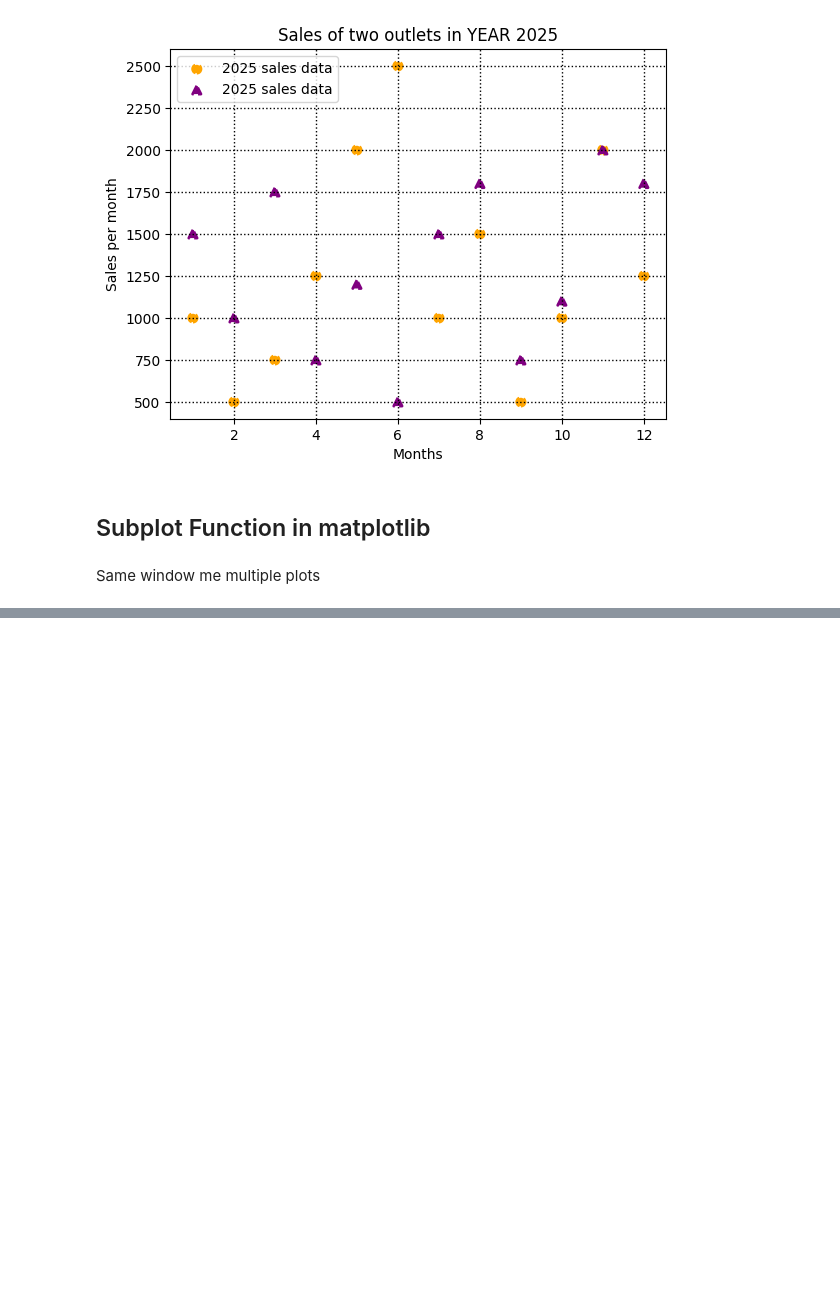
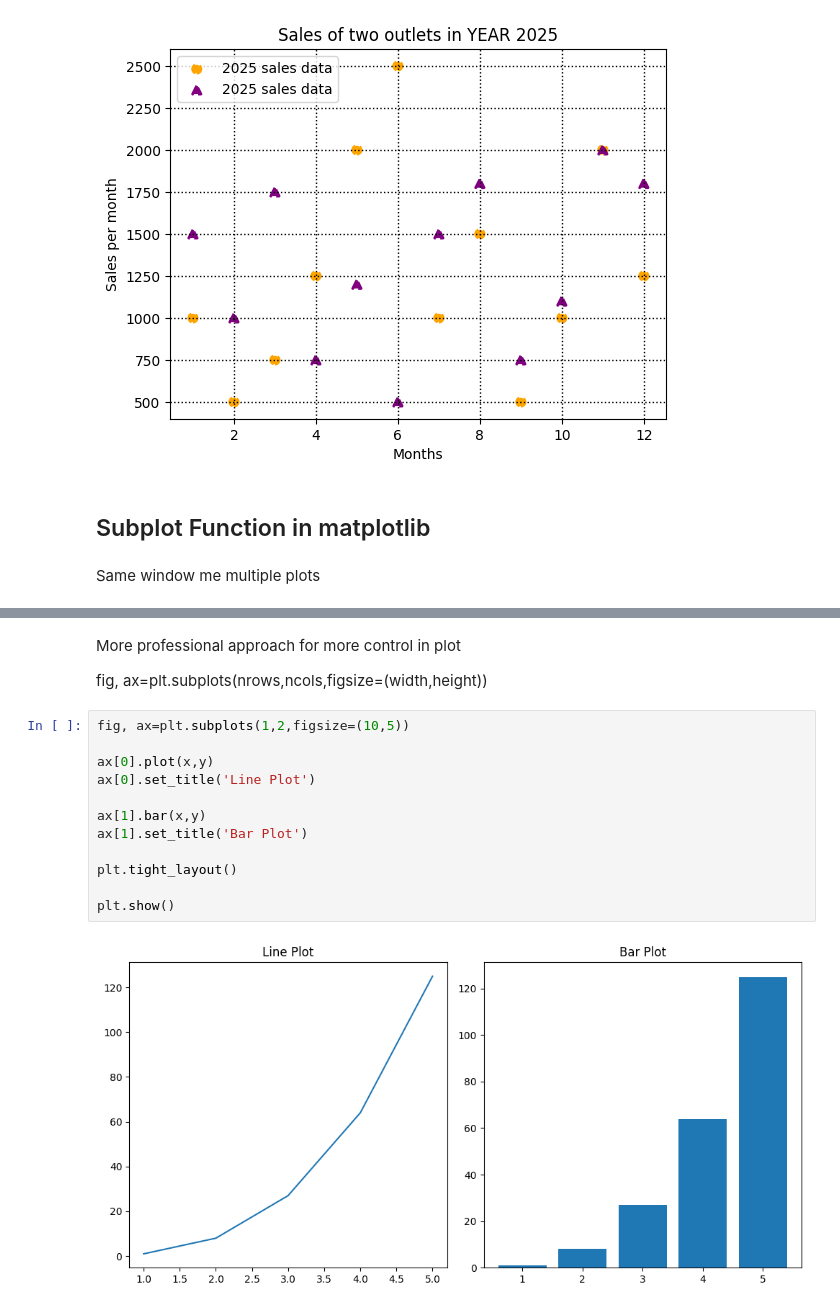
Before and after one commit to atif0911/AIML, a Jupyter notebook: MatplotLib/MatPlotLib1.ipynb, the cells around one changed output, grey strips where cells are left out. Drawn from its saved outputs; the diff is of its cells as text; blank space fills up the shorter version.

```diff
--- a/MatplotLib/MatPlotLib1.ipynb
+++ b/MatplotLib/MatPlotLib1.ipynb
@@ -234,0 +256,18 @@ Same window me multiple plots
+# %% [markdown]
+More professional approach for more control in plot
+
+fig, ax=plt.subplots(nrows,ncols,figsize=(width,height))
+# %%
+fig, ax=plt.subplots(1,2,figsize=(10,5))
+
+ax[0].plot(x,y)
+ax[0].set_title('Line Plot')
+
+ax[1].bar(x,y)
+ax[1].set_title('Bar Plot')
+
+plt.tight_layout()
+
+plt.show()
+# %% [output]
+[figure, added]
```
Also changed, not shown: parts of 7 cells of this notebook, 1 other file.
